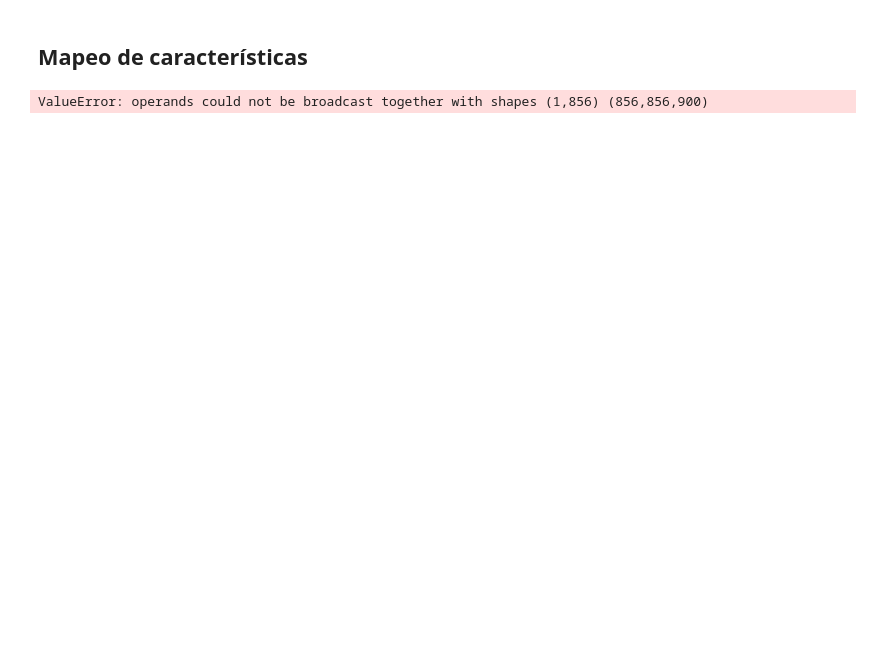
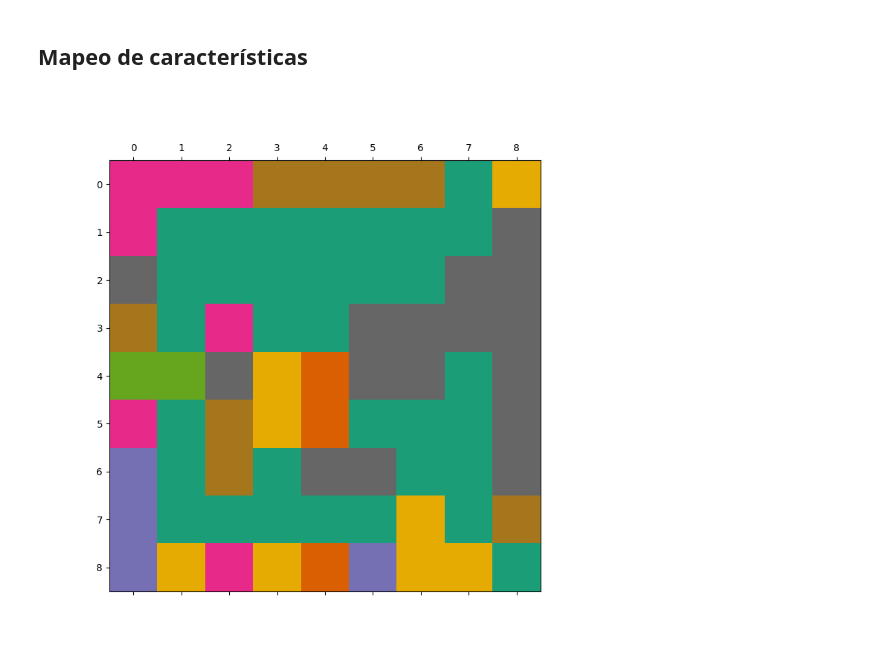
Before and after one commit to sgoldberg27/redes_neuronales-1C2023, a Jupyter notebook: TP2/tp2.ipynb, the cells around one changed output. Cells and saved outputs as stored; diff of their text form; code cells hidden in the pictures; blank space fills up the shorter version.

```diff
--- a/TP2/tp2.ipynb
+++ b/TP2/tp2.ipynb
@@ -183,5 +180,5 @@ M = X.shape[1]
 # %%
-epochs = 100
+epochs = 10
 lr_st = 1.0
 lr_dr = 0.1
 ir_st = 3
@@ -192,26 +189,45 @@ W = random_seeded.normal( 0,1, (M,M,N))
 
 for t in range(epochs):
    for i in range(X.shape[0]):
-        x = X[i].reshape(1, -1)
+        x = X[i]
         e = x - W
-        n = num.linalg.norm(e, axis=2)
+        n = np.linalg.norm(e, axis=2)
 
-        p = num.unravel_index(num.argmin(n), n.shape)
+        p = np.unravel_index(np.argmin(n), n.shape)
 
-        y[:] = 0
-        y[p] = 1
+        Y[:] = 0
+        Y[p] = 1
 
-        lr = lr_st * np.exp(-epoch * lr_dr)
-        ir = ir_st * np.exp(-epoch * ir_dr)
+        lr = lr_st * np.exp(-t * lr_dr)
+        ir = ir_st * np.exp(-t * ir_dr)
 
-        il = [[(x, y) for y in range(M)] for x in range(M)]
+        il = [[(x, Y) for Y in range(M)] for x in range(M)]
         im = np.array(il)
 
-        d = num.linalg.norm(im-p, axis=2)
+        d = np.linalg.norm(im-p, axis=2)
 
-        pf = num.exp(-d/(2*num.square(ir))).reshape((M,M,1))
+        pf = np.exp(-d/(2*np.square(ir))).reshape((M,M,1))
 
         dW = lr * pf * e
-        W += dw
+        W += dW
-# %% [output]
-ValueError: operands could not be broadcast together with shapes (1,856) (856,856,900)
+# %%
+labels = np.arange(1, 10)
+
+predicted_categories = np.zeros((M, M), dtype=int)
+
+for i in range(X.shape[0]):
+    x = X[i]
+    e = x - W
+    n = np.linalg.norm(e, axis=2)
+    p = np.unravel_index(np.argmin(n), n.shape)
+    predicted_categories[p] = categories[i]
+
+fig, ax = plt.subplots(figsize=(8,8))
+cax = ax.matshow(predicted_categories, cmap='Dark2')
+
+ax.set_xticks(np.arange(M))
+ax.set_yticks(np.arange(M))
+
+plt.show()
+# %% [output]
+[figure, added]
```
Also changed, not shown: parts of 6 cells of this notebook.
